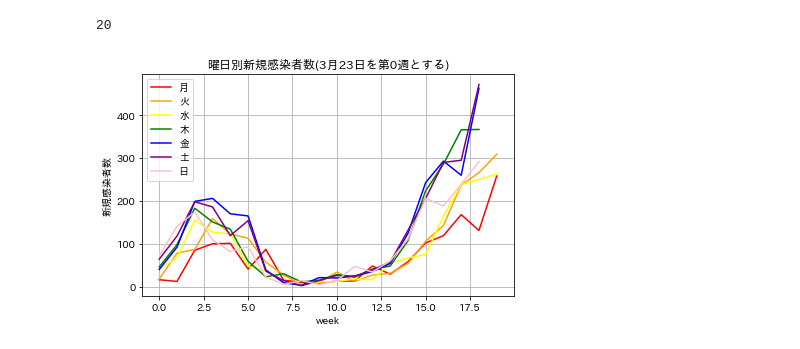
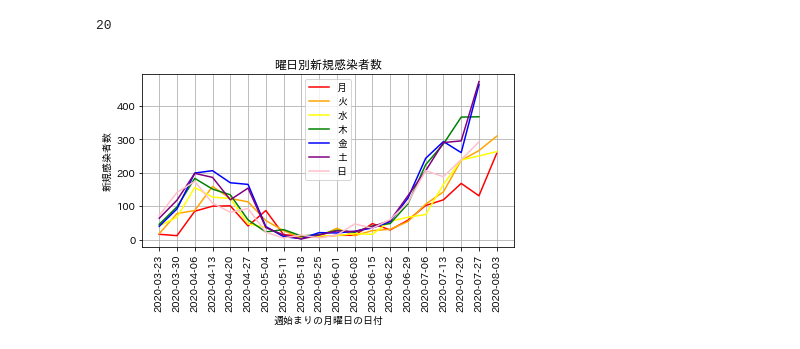
Before and after one commit to k16kgw/covid19, a Jupyter notebook: tokyo/week.ipynb, the cells around one changed output. Cells and saved outputs as stored; diff of their text form; code cells hidden in the pictures.

Commit message:
fix graph

```diff
--- a/tokyo/week.ipynb
+++ b/tokyo/week.ipynb
@@ -98,7 +98,8 @@ week
 20
 # %%
 # グラフ用変数の設定
-t = np.arange(0, week, 1)
+# t = np.arange(0, week, 1)
+t = data_mon.index
 y1 = data_mon.values
 y2 = data_tue.values
 y3 = data_wed.values
@@ -126,24 +127,25 @@ if len(y7) < week:
 # %%
 # グラフ描画
 fig, ax = plt.subplots()
 
-ax.set_xlabel('week')  # x軸ラベル
+ax.set_xlabel('週始まりの月曜日の日付')  # x軸ラベル
 ax.set_ylabel('新規感染者数')  # y軸ラベル
-ax.set_title('曜日別新規感染者数(3月23日を第0週とする)') # グラフタイトル
+ax.set_title('曜日別新規感染者数') # グラフタイトル
 # ax.set_aspect('equal') # スケールを揃える
 ax.grid()            # 罫線
 #ax.set_xlim([-10, 10]) # x方向の描画範囲を指定
 #ax.set_ylim([0, 1])    # y方向の描画範囲を指定
 ax.plot(t, y1, color=c1, label=l1)
 ax.plot(t, y2, color=c2, label=l2)
 ax.plot(t, y3, color=c3, label=l3)
 ax.plot(t, y4, color=c4, label=l4)
 ax.plot(t, y5, color=c5, label=l5)
 ax.plot(t, y6, color=c6, label=l6)
 ax.plot(t, y7, color=c7, label=l7)
 ax.legend(loc=0)    # 凡例
-fig.tight_layout()  # レイアウトの設定
+plt.xticks(rotation=90)     # x軸の文字を90度回転
+fig.tight_layout()  # レイアウトの設定（保存の直前に入れて調整）
 plt.savefig('week.png', dpi=300) # 画像の保存
 plt.show()
 # %% [output]
-[figure, old version]
+[figure, new version]
```
Also changed, not shown: 1 other file.
